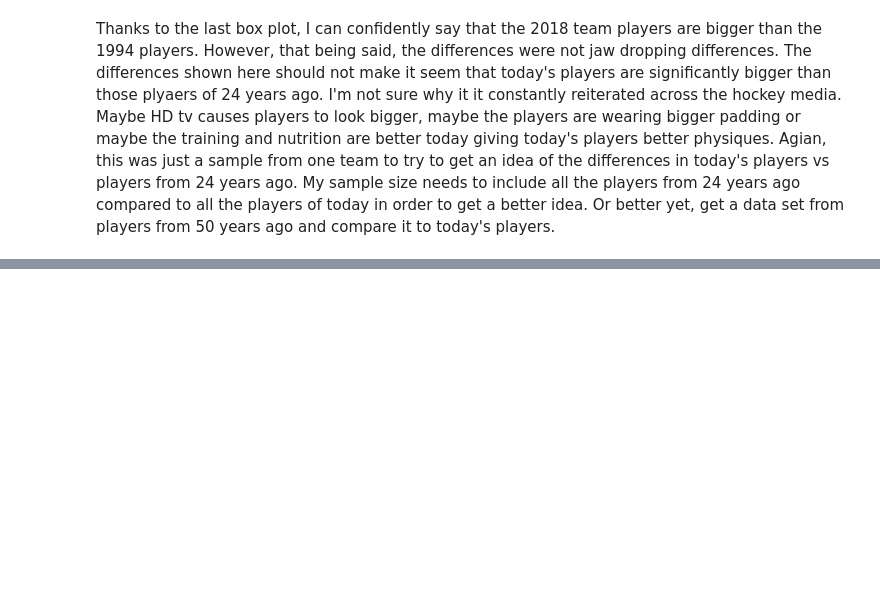
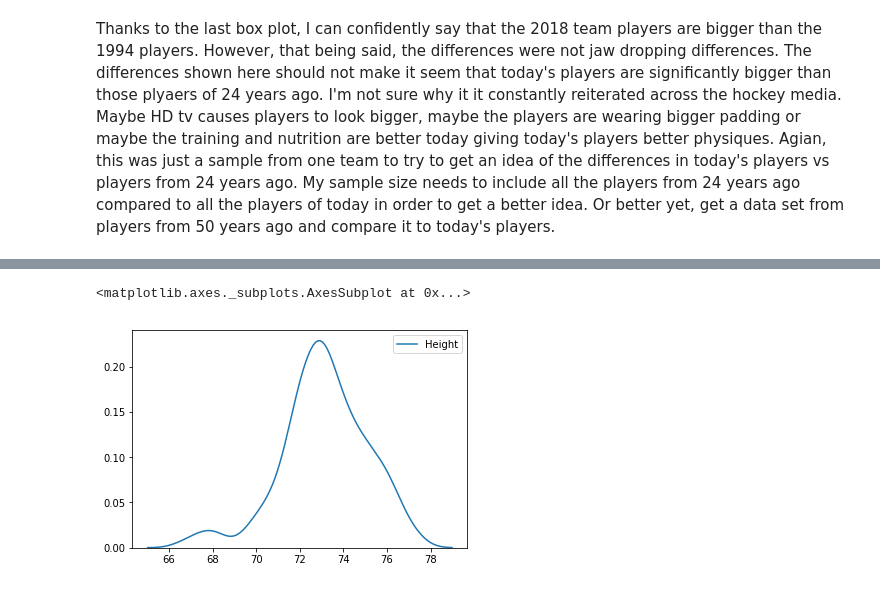
Before and after one commit to pjmeehan/FDA-PROJECT, a Jupyter notebook: Fundamentals of Data Analysis Project 2018 - THE BOX PLOT.ipynb, the cells around one changed output, grey strips where cells are left out. Drawn from its saved outputs; the diff is of its cells as text; code cells hidden in the pictures; blank space fills up the shorter version.

```diff
--- a/Fundamentals of Data Analysis Project 2018 - THE BOX PLOT.ipynb
+++ b/Fundamentals of Data Analysis Project 2018 - THE BOX PLOT.ipynb
@@ -264,0 +299,5 @@ G. https://stackoverflow.com/questions/51502927/adjusting-size-of-seaborn-plot
+# %%
+sns.kdeplot(df2["Height"])
+# %% [output]
+<matplotlib.axes._subplots.AxesSubplot at 0x...>
+[figure, added]
```
Also changed, not shown: parts of 18 cells of this notebook.
